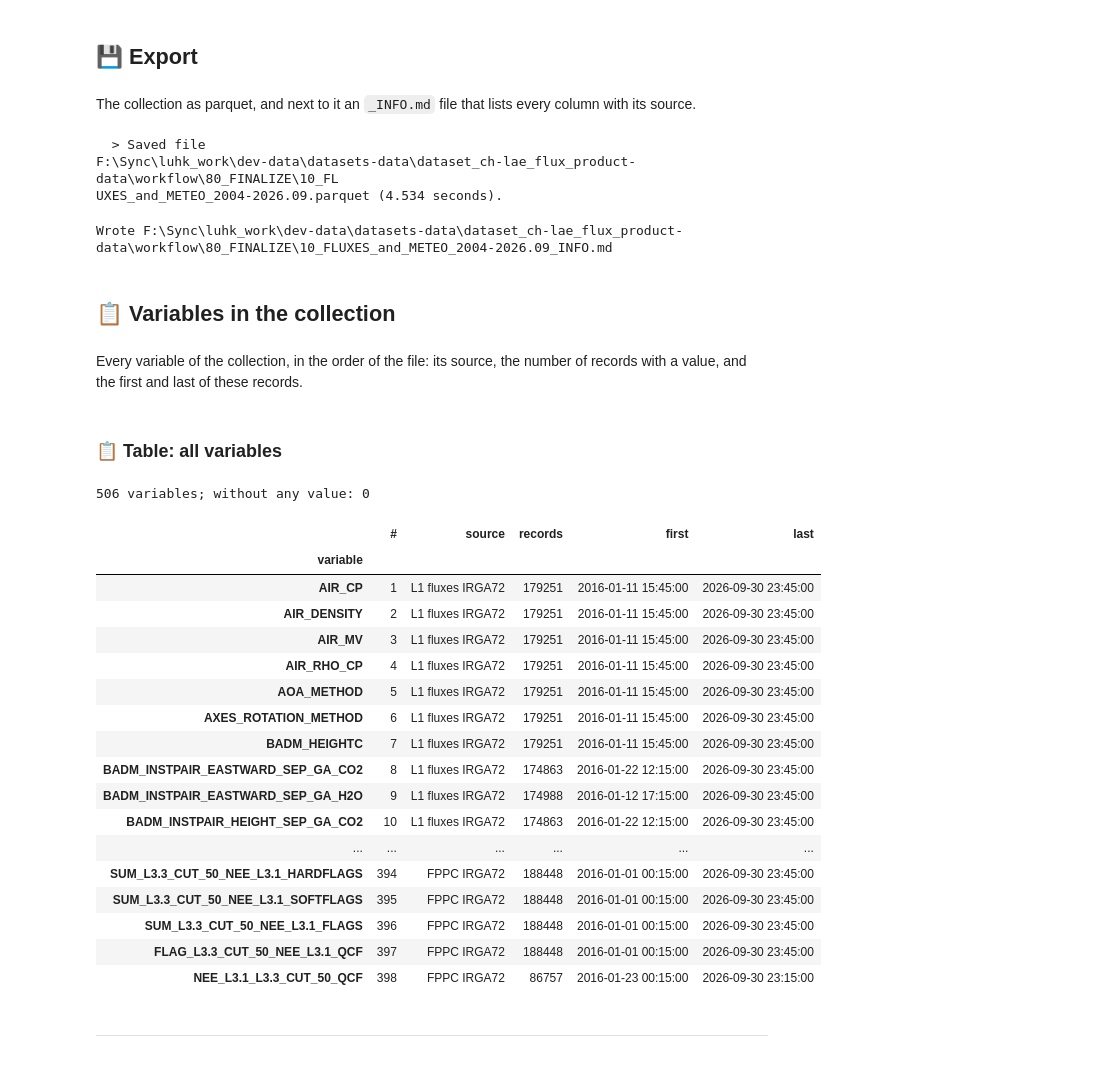
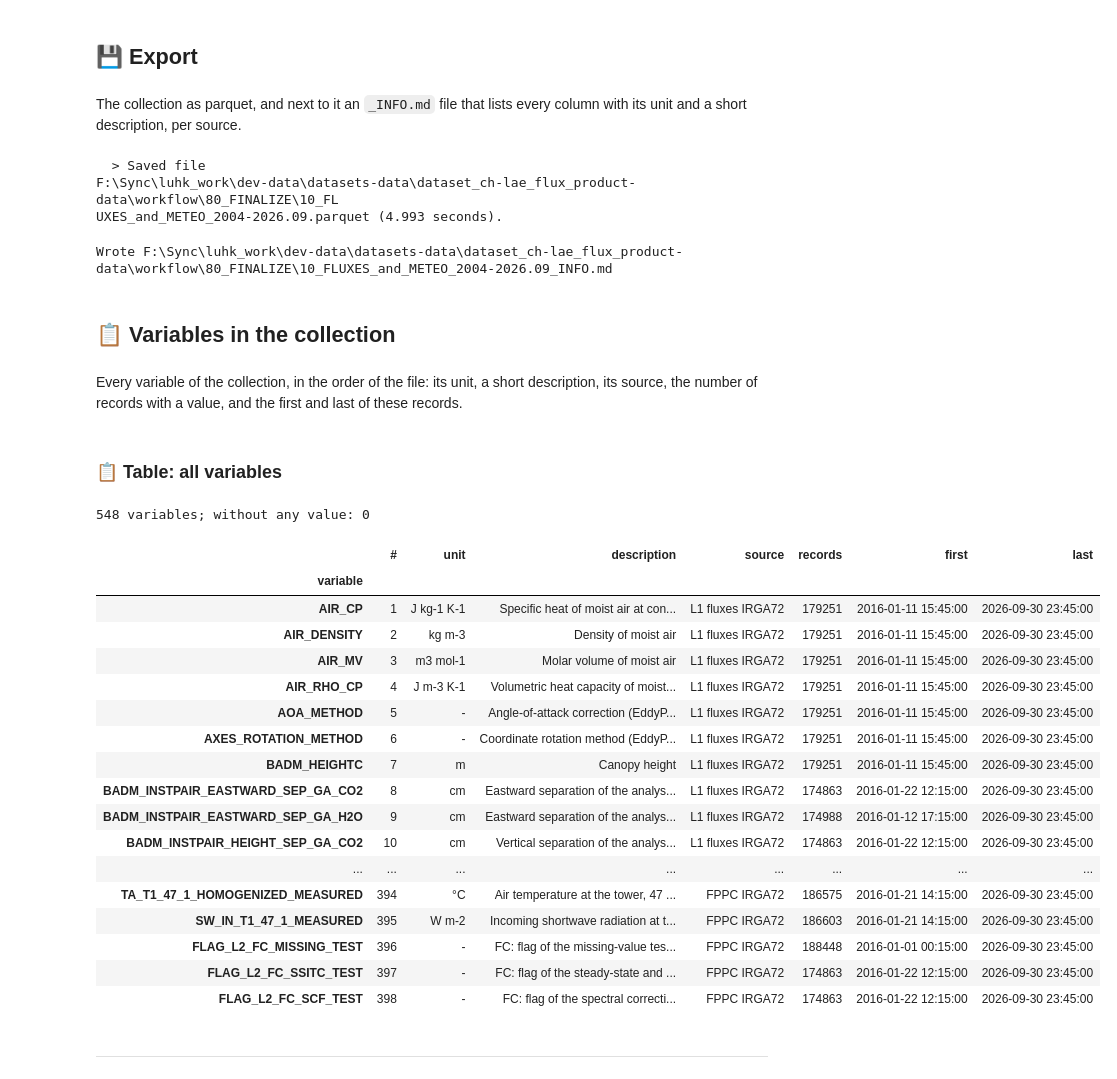
Before and after one commit to holukas/dataset_ch-lae_flux_product, a Jupyter notebook: workflow/80_FINALIZE/10_FLUXES_and_METEO_2004-2026.09.ipynb, the cells around one changed output. Saved outputs shown, nothing was run; the diff lists cells and outputs as text; code cells hidden in the pictures.

```diff
--- a/workflow/80_FINALIZE/10_FLUXES_and_METEO_2004-2026.09.ipynb
+++ b/workflow/80_FINALIZE/10_FLUXES_and_METEO_2004-2026.09.ipynb
@@ -118,6 +122,7 @@ for name, frame in frames.items():
     finalize = add_new_columns(finalize, frame, name, SOURCE)
 assert finalize.columns.is_unique
 fullset = finalize  # name used by the export cell
+DESCRIBED = describe_all(finalize.columns)  # unit and description of every column
 print(f"Finalize: {finalize.shape[0]:,} records x {finalize.shape[1]} columns, "
       f"{finalize.memory_usage().sum() / 1e9:.1f} GB in memory")
 # %% [output]
@@ -168,7 +173,7 @@ with pd.option_context('display.max_rows', None):
 # %% [markdown]
 ## 💾 Export
 # %% [markdown]
-The collection as parquet, and next to it an `_INFO.md` file that lists every column with its source.
+The collection as parquet, and next to it an `_INFO.md` file that lists every column with its unit and a short description, per source.
 # %%
 filepath = dv.save_parquet(data=finalize, filename=OUTNAME, outpath=OUTPATH)
 
@@ -179,56 +184,57 @@ _lines = [f"# {OUTNAME}", "",
           "| source | file |", "|---|---|"]
 _lines += [f"| {k} | `{v}` |" for k, v in FILES.items()]
 for _name in FILES:
-    _cols = [c for c, s in SOURCE.items() if s == _name]
-    _lines += ["", f"## {_name} ({len(_cols)} columns)", ""] + [f"- `{c}`" for c in _cols]
+    _lines += info_section(_name, [c for c, s in SOURCE.items() if s == _name], DESCRIBED)
 with open(rf"{OUTPATH}\{OUTNAME}_INFO.md", "w", encoding="utf-8") as _f:
     _f.write("\n".join(_lines) + "\n")
 print(f"Wrote {OUTPATH}\\{OUTNAME}_INFO.md")
 # %% [output]
   > Saved file
 F:\Sync\luhk_work\dev-data\datasets-data\dataset_ch-lae_flux_product-data\workflow\80_FINALIZE\10_FL
-UXES_and_METEO_2004-2026.09.parquet (4.534 seconds).
+UXES_and_METEO_2004-2026.09.parquet (4.993 seconds).
 Wrote F:\Sync\luhk_work\dev-data\datasets-data\dataset_ch-lae_flux_product-data\workflow\80_FINALIZE\10_FLUXES_and_METEO_2004-2026.09_INFO.md
 # %% [markdown]
 ## 📋 Variables in the collection
 # %% [markdown]
-Every variable of the collection, in the order of the file: its source, the number of records with
-a value, and the first and last of these records.
+Every variable of the collection, in the order of the file: its unit, a short description, its
+source, the number of records with a value, and the first and last of these records.
 # %% [markdown]
 ### 📋 Table: all variables
 # %%
 _valid = finalize.notna()
 VARIABLES = pd.DataFrame({
+    'unit': pd.Series({c: u for c, (u, d) in DESCRIBED.items()}),
+    'description': pd.Series({c: d for c, (u, d) in DESCRIBED.items()}),
     'source': pd.Series(SOURCE),
     'records': _valid.sum(),
     'first': finalize.apply(lambda s: s.first_valid_index()),
     'last': finalize.apply(lambda s: s.last_valid_index()),
 }).reindex(finalize.columns)
 VARIABLES.index.name = 'variable'
 VARIABLES.insert(0, '#', range(1, len(VARIABLES) + 1))
 print(f"{len(VARIABLES)} variables; without any value: {int((VARIABLES['records'] == 0).sum())}")
 with pd.option_context('display.max_rows', None, 'display.max_colwidth', None):
     display(VARIABLES)
 # %% [output]
-506 variables; without any value: 0
+548 variables; without any value: 0
-|  | # | source | records | first | last |
-| variable |  |  |  |  |  |
-| AIR_CP | 1 | L1 fluxes IRGA72 | 179251 | 2016-01-11 15:45:00 | 2026-09-30 23:45:00 |
-| AIR_DENSITY | 2 | L1 fluxes IRGA72 | 179251 | 2016-01-11 15:45:00 | 2026-09-30 23:45:00 |
-| AIR_MV | 3 | L1 fluxes IRGA72 | 179251 | 2016-01-11 15:45:00 | 2026-09-30 23:45:00 |
-| AIR_RHO_CP | 4 | L1 fluxes IRGA72 | 179251 | 2016-01-11 15:45:00 | 2026-09-30 23:45:00 |
-| AOA_METHOD | 5 | L1 fluxes IRGA72 | 179251 | 2016-01-11 15:45:00 | 2026-09-30 23:45:00 |
-| AXES_ROTATION_METHOD | 6 | L1 fluxes IRGA72 | 179251 | 2016-01-11 15:45:00 | 2026-09-30 23:45:00 |
-| BADM_HEIGHTC | 7 | L1 fluxes IRGA72 | 179251 | 2016-01-11 15:45:00 | 2026-09-30 23:45:00 |
-| BADM_INSTPAIR_EASTWARD_SEP_GA_CO2 | 8 | L1 fluxes IRGA72 | 174863 | 2016-01-22 12:15:00 | 2026-09-30 23:45:00 |
-| BADM_INSTPAIR_EASTWARD_SEP_GA_H2O | 9 | L1 fluxes IRGA72 | 174988 | 2016-01-12 17:15:00 | 2026-09-30 23:45:00 |
-| BADM_INSTPAIR_HEIGHT_SEP_GA_CO2 | 10 | L1 fluxes IRGA72 | 174863 | 2016-01-22 12:15:00 | 2026-09-30 23:45:00 |
-| ... | ... | ... | ... | ... | ... |
-| SUM_L3.3_CUT_50_NEE_L3.1_HARDFLAGS | 394 | FPPC IRGA72 | 188448 | 2016-01-01 00:15:00 | 2026-09-30 23:45:00 |
-| SUM_L3.3_CUT_50_NEE_L3.1_SOFTFLAGS | 395 | FPPC IRGA72 | 188448 | 2016-01-01 00:15:00 | 2026-09-30 23:45:00 |
-| SUM_L3.3_CUT_50_NEE_L3.1_FLAGS | 396 | FPPC IRGA72 | 188448 | 2016-01-01 00:15:00 | 2026-09-30 23:45:00 |
-| FLAG_L3.3_CUT_50_NEE_L3.1_QCF | 397 | FPPC IRGA72 | 188448 | 2016-01-01 00:15:00 | 2026-09-30 23:45:00 |
-| NEE_L3.1_L3.3_CUT_50_QCF | 398 | FPPC IRGA72 | 86757 | 2016-01-23 00:15:00 | 2026-09-30 23:15:00 |
+|  | # | unit | description | source | records | first | last |
+| variable |  |  |  |  |  |  |  |
+| AIR_CP | 1 | J kg-1 K-1 | Specific heat of moist air at con... | L1 fluxes IRGA72 | 179251 | 2016-01-11 15:45:00 | 2026-09-30 23:45:00 |
+| AIR_DENSITY | 2 | kg m-3 | Density of moist air | L1 fluxes IRGA72 | 179251 | 2016-01-11 15:45:00 | 2026-09-30 23:45:00 |
+| AIR_MV | 3 | m3 mol-1 | Molar volume of moist air | L1 fluxes IRGA72 | 179251 | 2016-01-11 15:45:00 | 2026-09-30 23:45:00 |
+| AIR_RHO_CP | 4 | J m-3 K-1 | Volumetric heat capacity of moist... | L1 fluxes IRGA72 | 179251 | 2016-01-11 15:45:00 | 2026-09-30 23:45:00 |
+| AOA_METHOD | 5 | - | Angle-of-attack correction (EddyP... | L1 fluxes IRGA72 | 179251 | 2016-01-11 15:45:00 | 2026-09-30 23:45:00 |
+| AXES_ROTATION_METHOD | 6 | - | Coordinate rotation method (EddyP... | L1 fluxes IRGA72 | 179251 | 2016-01-11 15:45:00 | 2026-09-30 23:45:00 |
+| BADM_HEIGHTC | 7 | m | Canopy height | L1 fluxes IRGA72 | 179251 | 2016-01-11 15:45:00 | 2026-09-30 23:45:00 |
+| BADM_INSTPAIR_EASTWARD_SEP_GA_CO2 | 8 | cm | Eastward separation of the analys... | L1 fluxes IRGA72 | 174863 | 2016-01-22 12:15:00 | 2026-09-30 23:45:00 |
+| BADM_INSTPAIR_EASTWARD_SEP_GA_H2O | 9 | cm | Eastward separation of the analys... | L1 fluxes IRGA72 | 174988 | 2016-01-12 17:15:00 | 2026-09-30 23:45:00 |
+| BADM_INSTPAIR_HEIGHT_SEP_GA_CO2 | 10 | cm | Vertical separation of the analys... | L1 fluxes IRGA72 | 174863 | 2016-01-22 12:15:00 | 2026-09-30 23:45:00 |
+| ... | ... | ... | ... | ... | ... | ... | ... |
+| TA_T1_47_1_HOMOGENIZED_MEASURED | 394 | °C | Air temperature at the tower, 47 ... | FPPC IRGA72 | 186575 | 2016-01-21 14:15:00 | 2026-09-30 23:45:00 |
+| SW_IN_T1_47_1_MEASURED | 395 | W m-2 | Incoming shortwave radiation at t... | FPPC IRGA72 | 186603 | 2016-01-21 14:15:00 | 2026-09-30 23:45:00 |
+| FLAG_L2_FC_MISSING_TEST | 396 | - | FC: flag of the missing-value tes... | FPPC IRGA72 | 188448 | 2016-01-01 00:15:00 | 2026-09-30 23:45:00 |
+| FLAG_L2_FC_SSITC_TEST | 397 | - | FC: flag of the steady-state and ... | FPPC IRGA72 | 174863 | 2016-01-22 12:15:00 | 2026-09-30 23:45:00 |
+| FLAG_L2_FC_SCF_TEST | 398 | - | FC: flag of the spectral correcti... | FPPC IRGA72 | 174863 | 2016-01-22 12:15:00 | 2026-09-30 23:45:00 |
 # %% [markdown]
 ***
 # %% [markdown]
```
Also changed, not shown: parts of 7 cells of this notebook, 2 other files.
